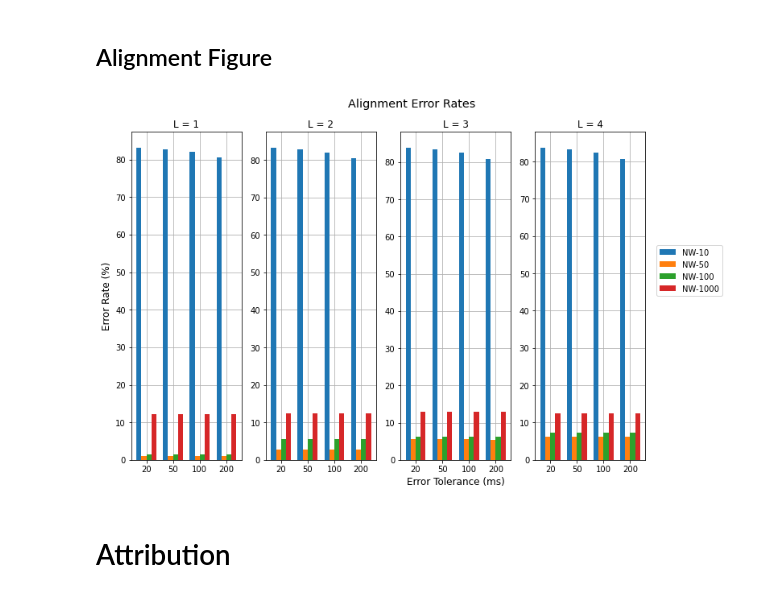
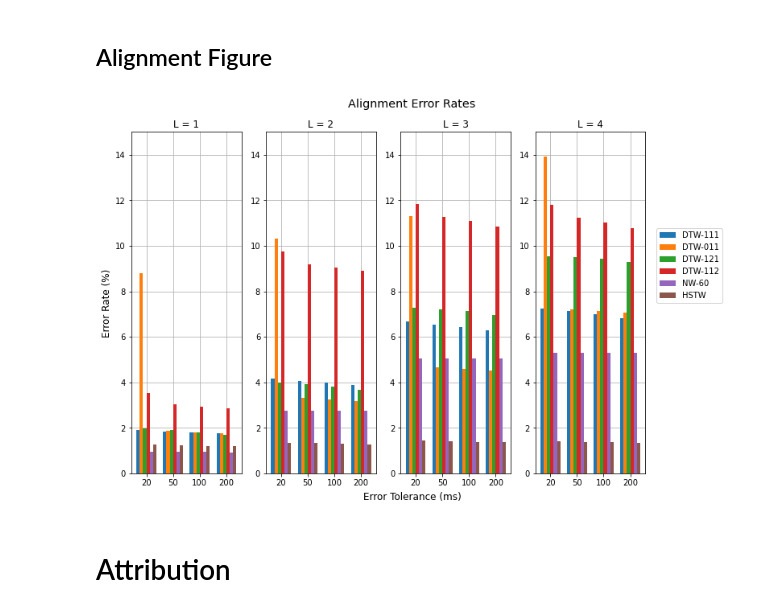
Before and after one commit to HMC-MIR/HSTW, a Jupyter notebook: 03_speech_eval.ipynb, the cells around one changed output. Cells and saved outputs as stored; diff of their text form; code cells hidden in the pictures.

```diff
--- a/03_speech_eval.ipynb
+++ b/03_speech_eval.ipynb
@@ -196,26 +196,26 @@ def plotAlignment(timesToPlot, systemsToPlot, errorCurveDir, benchmark, legend,
 #         axs[i].set_xlabel("Error Tolerance (ms)")
         axs[i].set_xticks(x)
         axs[i].set_xticklabels([20, 50, 100, 200])
-        #axs[i].set_ylim(0,80)
+        axs[i].set_ylim(0,15)
         axs[i].set_title("L = " + str(plotTime))
 
     plt.legend(legend, loc = (1.1, 0.5))
     fig.suptitle(title, fontsize = 'x-large')
     axs[0].set_ylabel("Error Rate (%)", fontsize = "large")
-    axs[len(timesToPlot)//2].set_xlabel("Error Tolerance (ms)", fontsize = "large")
+    fig.text(0.5, -0.01, 'Error Tolerance (ms)', ha='center', fontsize = "large")
     fig.tight_layout()
 # %%
 benchmark = "train"
 timesToPlot = [1, 2, 3, 4]
 
-systemsToPlot = ["NW-10", "NW-50", "NW-100", "NW-1000"]
-systemNames = ["NW-10", "NW-50", "NW-100", "NW-1000"]
+systemsToPlot = ["D1", "D2", "D3", "D4", "NW-60", "HSTW"]
+systemNames = ["DTW-111", "DTW-011","DTW-121", "DTW-112", "NW-60","HSTW"]
 
 errorCurveDir = "/mnt/data0/%s/TamperingDetection/eval/alignment" % user
 
 plotAlignment(timesToPlot, systemsToPlot, errorCurveDir, benchmark, systemNames)
 # %% [output]
-[figure, old version]
+[figure, new version]
 # %% [markdown]
 # Attribution
 # %%
```
Also changed, not shown: parts of 16 cells of this notebook.
